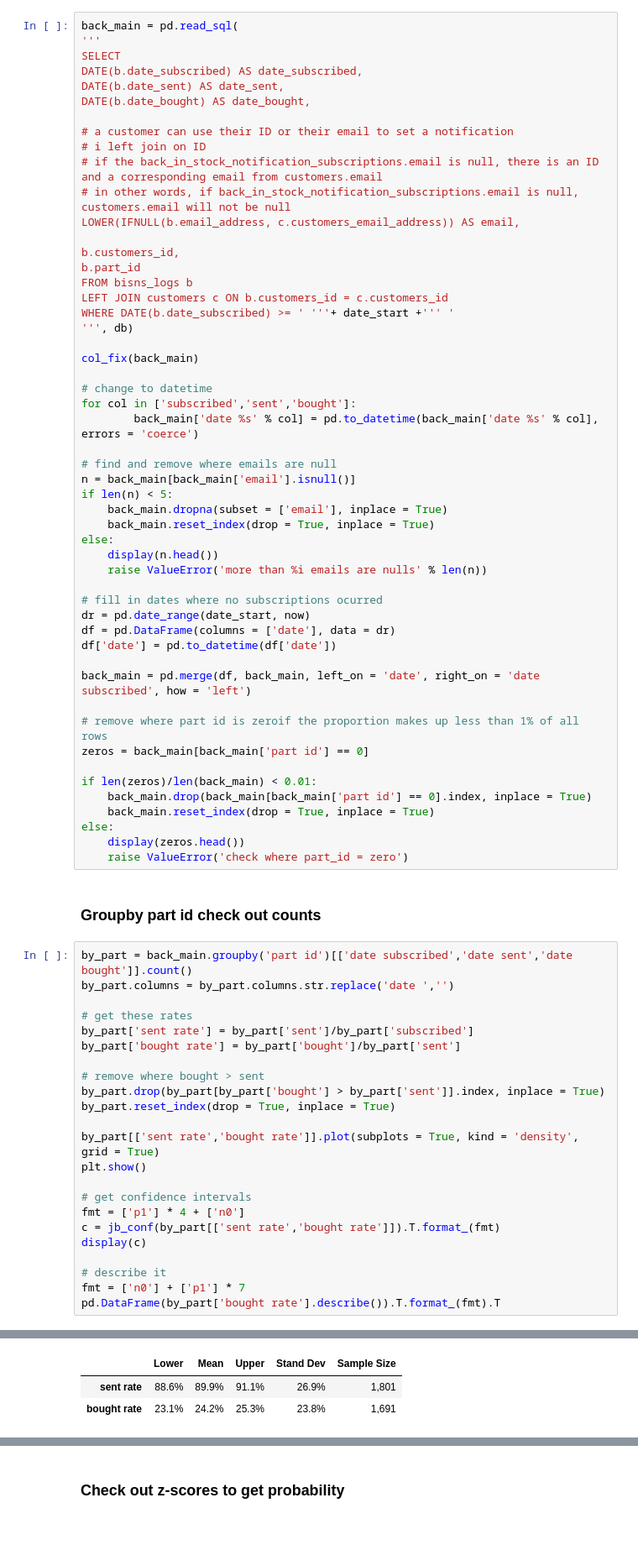
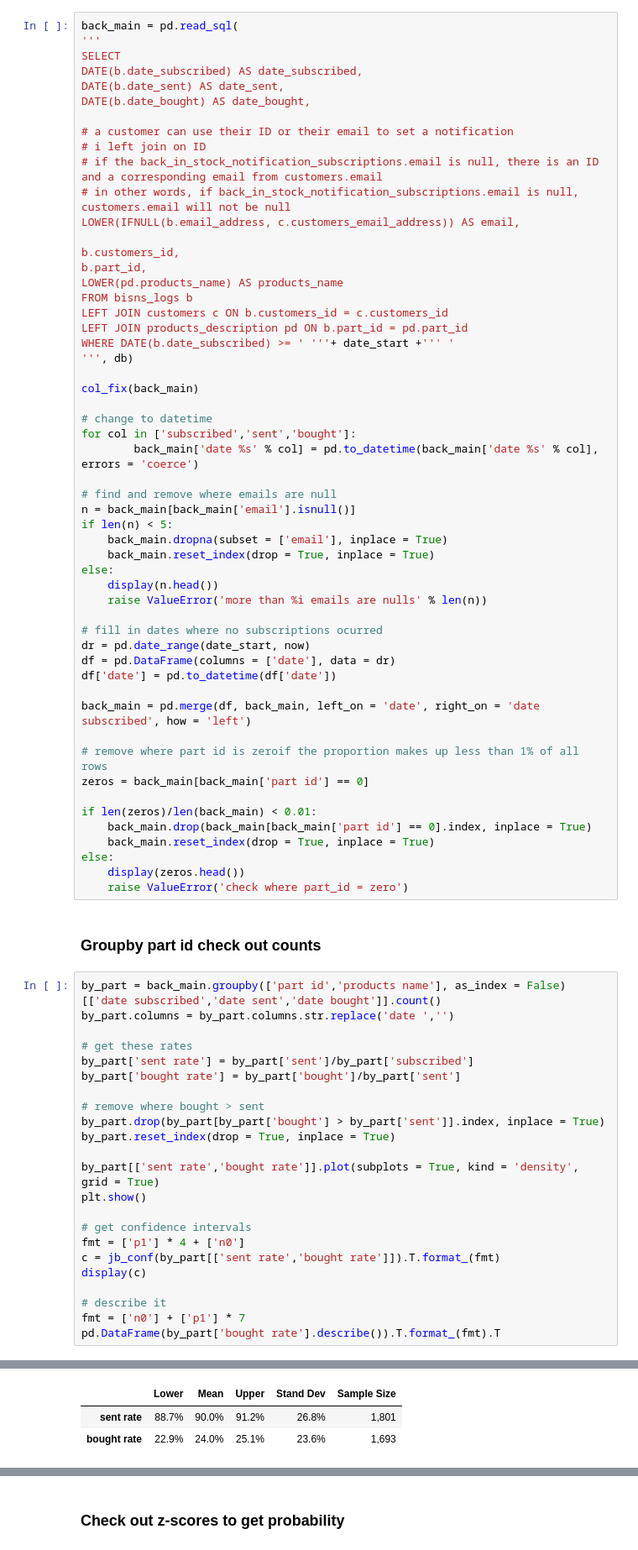
Before and after one commit to bztekola/Jupyter-Scripts, a Jupyter notebook: Fake Folder copy/Accounts and Biz Dev/Ad Hoc/Sell-through Rate for Back in Stock Notifications/Python/Sell-through Rate for Back in Stock Notifications.ipynb, the cells around one changed output, grey strips where cells are left out. Shown: that part at 84% size. Cells and saved outputs as stored; diff of their text form.

```diff
--- a/Fake Folder copy/Accounts and Biz Dev/Ad Hoc/Sell-through Rate for Back in Stock Notifications/Python/Sell-through Rate for Back in Stock Notifications.ipynb
+++ b/Fake Folder copy/Accounts and Biz Dev/Ad Hoc/Sell-through Rate for Back in Stock Notifications/Python/Sell-through Rate for Back in Stock Notifications.ipynb
@@ -36,9 +36,11 @@ DATE(b.date_bought) AS date_bought,
 LOWER(IFNULL(b.email_address, c.customers_email_address)) AS email,
 
 b.customers_id,
-b.part_id
+b.part_id,
+LOWER(pd.products_name) AS products_name
 FROM bisns_logs b
 LEFT JOIN customers c ON b.customers_id = c.customers_id
+LEFT JOIN products_description pd ON b.part_id = pd.part_id
 WHERE DATE(b.date_subscribed) >= ' '''+ date_start +''' '
 ''', db)
 
@@ -76,31 +78,31 @@ else:
 # %% [markdown]
 ### Groupby part id check out counts
 # %%
-by_part = back_main.groupby('part id')[['date subscribed','date sent','date bought']].count()
+by_part = back_main.groupby(['part id','products name'], as_index = False)[['date subscribed','date sent','date bought']].count()
 by_part.columns = by_part.columns.str.replace('date ','')
 
 # get these rates
 by_part['sent rate'] = by_part['sent']/by_part['subscribed']
 by_part['bought rate'] = by_part['bought']/by_part['sent']
 
 # remove where bought > sent
 by_part.drop(by_part[by_part['bought'] > by_part['sent']].index, inplace = True)
 by_part.reset_index(drop = True, inplace = True)
 
 by_part[['sent rate','bought rate']].plot(subplots = True, kind = 'density', grid = True)
 plt.show()
 
 # get confidence intervals
 fmt = ['p1'] * 4 + ['n0']
 c = jb_conf(by_part[['sent rate','bought rate']]).T.format_(fmt)
 display(c)
 
 # describe it
 fmt = ['n0'] + ['p1'] * 7
 pd.DataFrame(by_part['bought rate'].describe()).T.format_(fmt).T
 # %% [output]
 [figure]
 |  | Lower | Mean | Upper | Stand Dev | Sample Size |
-| sent rate | 88.6% | 89.9% | 91.1% | 26.9% | 1,801 |
-| bought rate | 23.1% | 24.2% | 25.3% | 23.8% | 1,691 |
+| sent rate | 88.7% | 90.0% | 91.2% | 26.8% | 1,801 |
+| bought rate | 22.9% | 24.0% | 25.1% | 23.6% | 1,693 |
 |  | bought rate |
```
Also changed, not shown: parts of 6 cells of this notebook, 17 other files.
